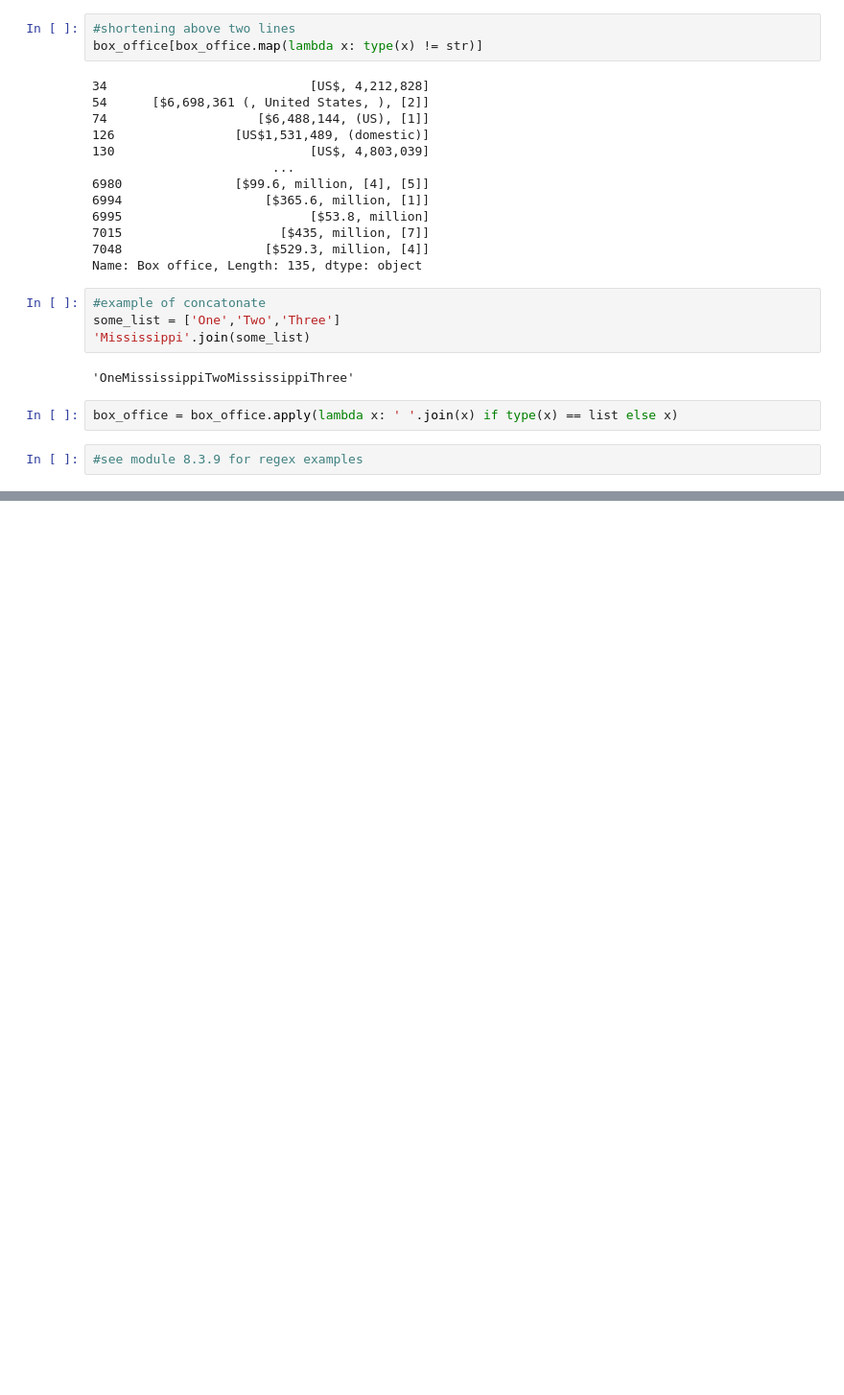
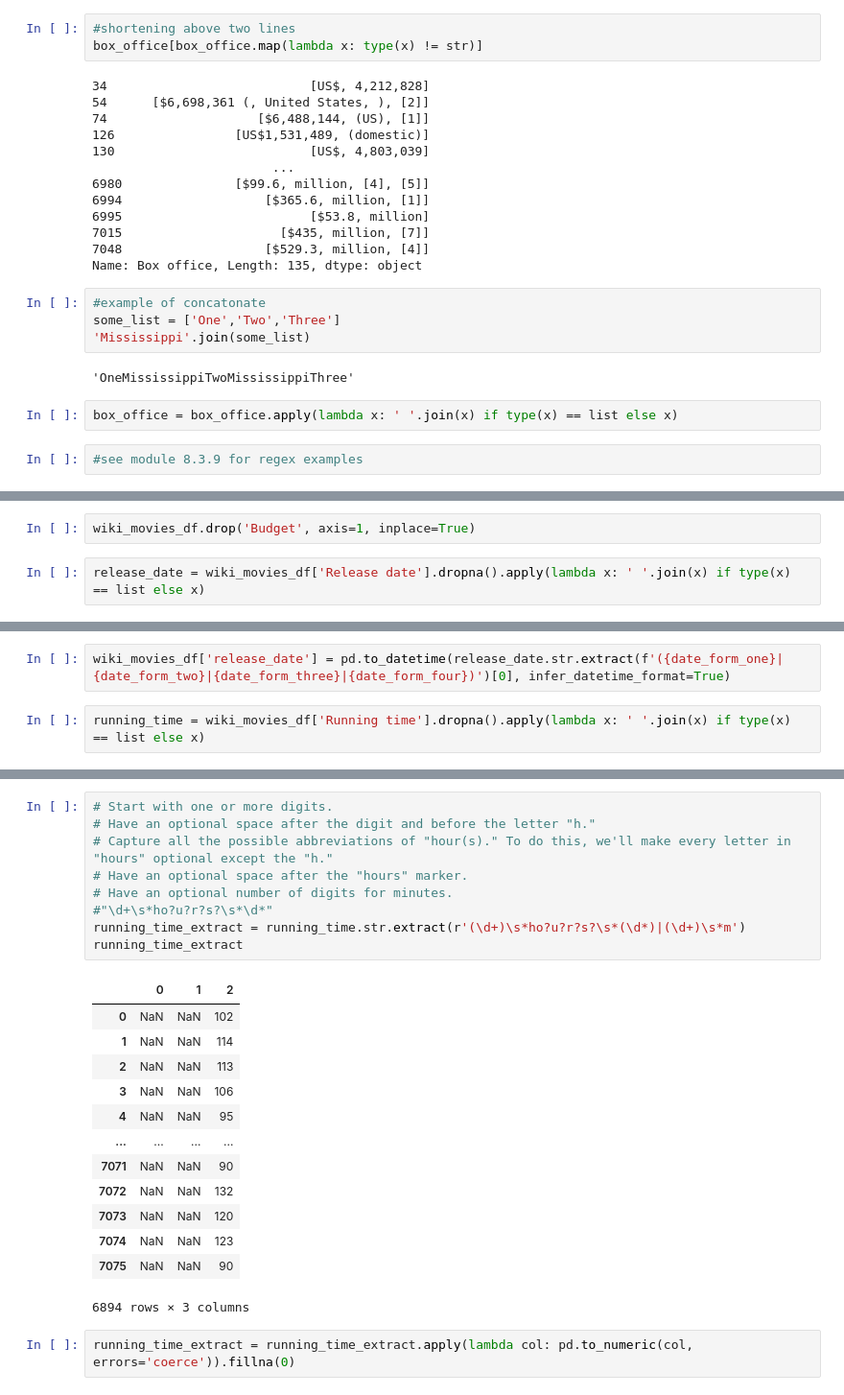
Before and after one commit to ethomas33/Movies-ETL, a Jupyter notebook: MovieData.ipynb, the cells around one changed output, grey strips where cells are left out. Shown: that part at 96% size. Cells and saved outputs as stored; diff of their text form; blank space fills up the shorter version.

```diff
--- a/MovieData.ipynb
+++ b/MovieData.ipynb
@@ -372,0 +587,4 @@ box_office = box_office.apply(lambda x: ' '.join(x) if type(x) == list else x)
+# %%
+wiki_movies_df.drop('Budget', axis=1, inplace=True)
+# %%
+release_date = wiki_movies_df['Release date'].dropna().apply(lambda x: ' '.join(x) if type(x) == list else x)
@@ -372,0 +612,4 @@ box_office = box_office.apply(lambda x: ' '.join(x) if type(x) == list else x)
+# %%
+wiki_movies_df['release_date'] = pd.to_datetime(release_date.str.extract(f'({date_form_one}|{date_form_two}|{date_form_three}|{date_form_four})')[0], infer_datetime_format=True)
+# %%
+running_time = wiki_movies_df['Running time'].dropna().apply(lambda x: ' '.join(x) if type(x) == list else x)
@@ -372,0 +663,25 @@ box_office = box_office.apply(lambda x: ' '.join(x) if type(x) == list else x)
+# %%
+# Start with one or more digits.
+# Have an optional space after the digit and before the letter "h."
+# Capture all the possible abbreviations of "hour(s)." To do this, we'll make every letter in "hours" optional except the "h."
+# Have an optional space after the "hours" marker.
+# Have an optional number of digits for minutes.
+#"\d+\s*ho?u?r?s?\s*\d*"
+running_time_extract = running_time.str.extract(r'(\d+)\s*ho?u?r?s?\s*(\d*)|(\d+)\s*m')
+running_time_extract
+# %% [output]
+|  | 0 | 1 | 2 |
+| 0 | NaN | NaN | 102 |
+| 1 | NaN | NaN | 114 |
+| 2 | NaN | NaN | 113 |
+| 3 | NaN | NaN | 106 |
+| 4 | NaN | NaN | 95 |
+| ... | ... | ... | ... |
+| 7071 | NaN | NaN | 90 |
+| 7072 | NaN | NaN | 132 |
+| 7073 | NaN | NaN | 120 |
+| 7074 | NaN | NaN | 123 |
+| 7075 | NaN | NaN | 90 |
+6894 rows × 3 columns
+# %%
+running_time_extract = running_time_extract.apply(lambda col: pd.to_numeric(col, errors='coerce')).fillna(0)
```
Also changed, not shown: parts of 33 cells of this notebook.
